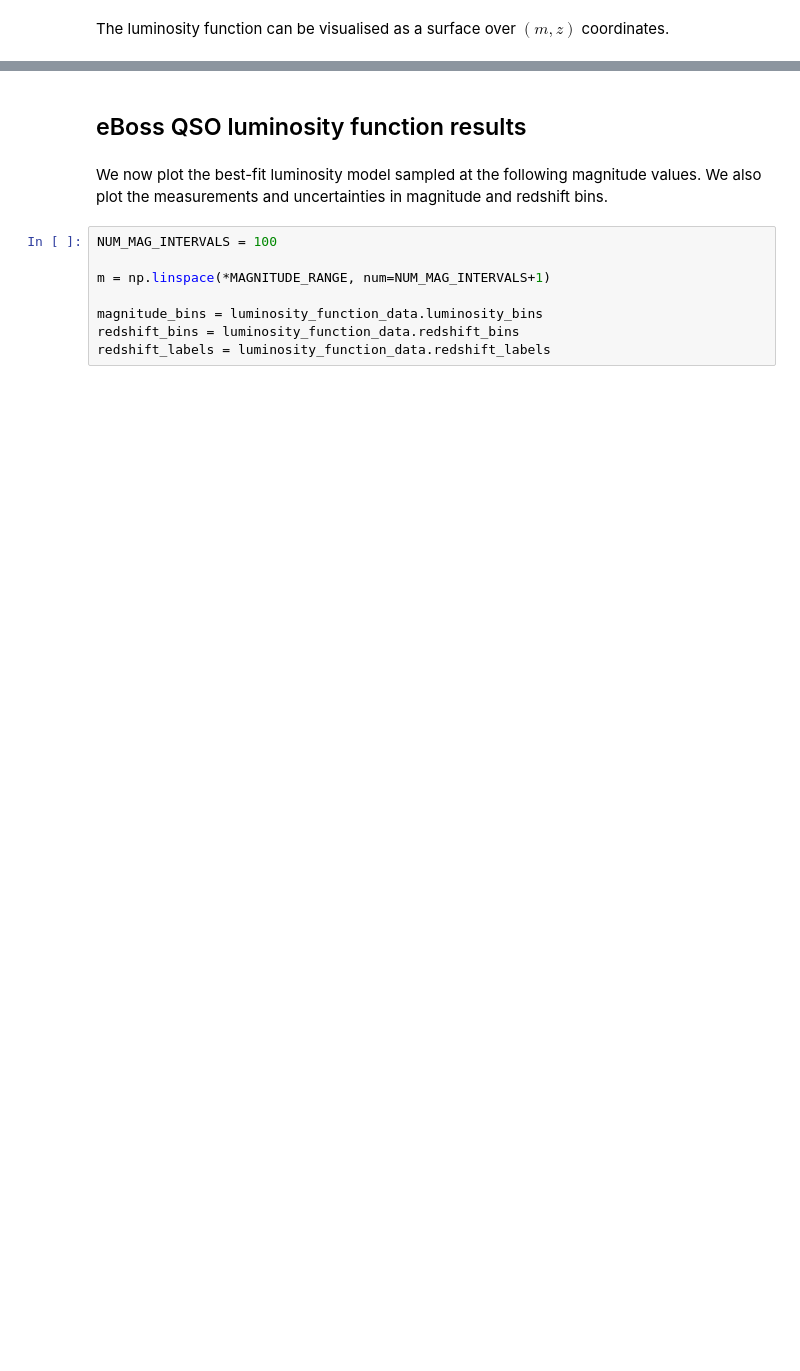
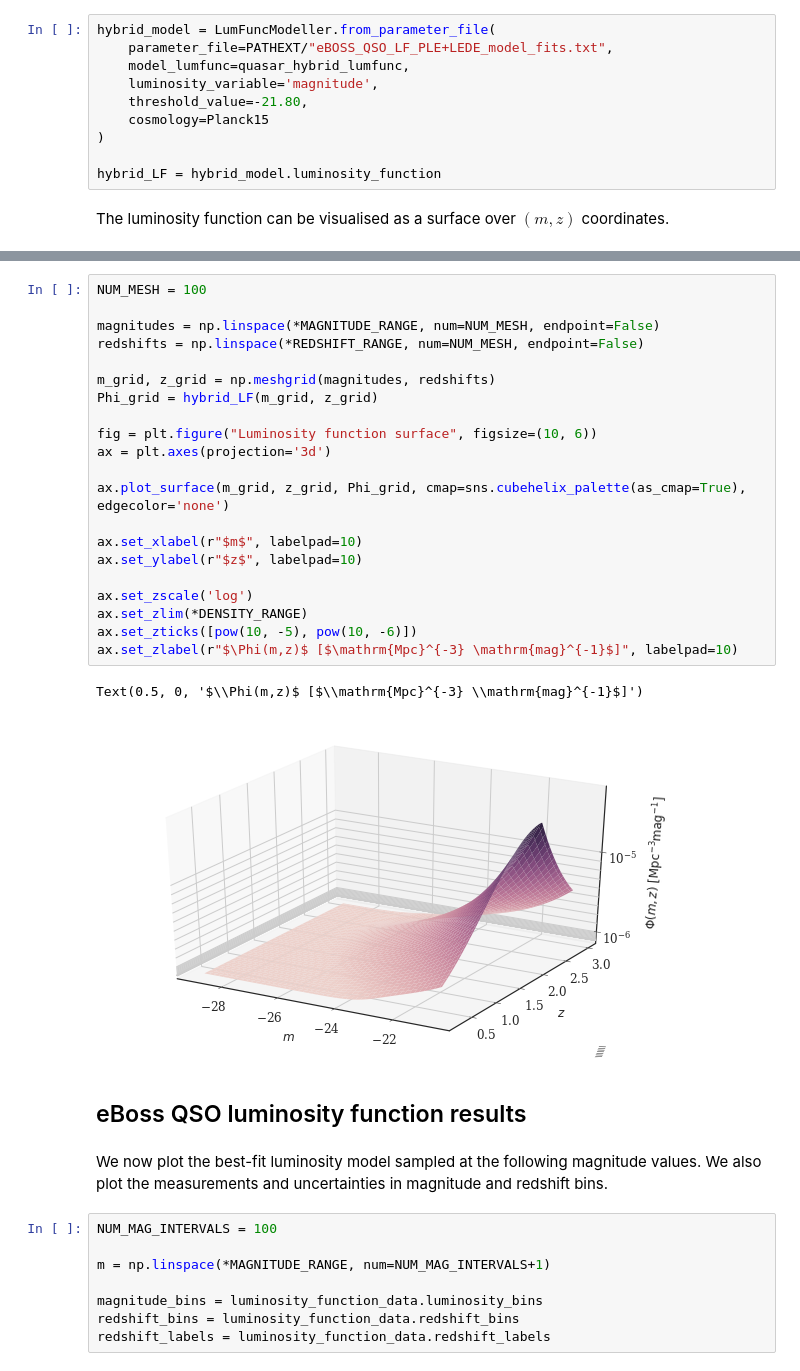
Before and after one commit to MikeSWang/HorizonGRound, a Jupyter notebook: notebooks/QSO_luminosity_function_model.ipynb, the cells around one changed output, grey strips where cells are left out. Cells and saved outputs as stored; diff of their text form; blank space fills up the shorter version.

```diff
--- a/notebooks/QSO_luminosity_function_model.ipynb
+++ b/notebooks/QSO_luminosity_function_model.ipynb
@@ -47,3 +47,13 @@ luminosity_function_model = modeller.luminosity_function
+# %%
+hybrid_model = LumFuncModeller.from_parameter_file(
+    parameter_file=PATHEXT/"eBOSS_QSO_LF_PLE+LEDE_model_fits.txt",
+    model_lumfunc=quasar_hybrid_lumfunc,
+    luminosity_variable='magnitude',
+    threshold_value=-21.80,
+    cosmology=Planck15
+)
+
+hybrid_LF = hybrid_model.luminosity_function
 # %% [markdown]
 The luminosity function can be visualised as a surface over $(m, z)$ coordinates.
 # %%
@@ -70,6 +80,30 @@ ax.set_zlabel(r"$\Phi(m,z)$ [$\mathrm{Mpc}^{-3} \mathrm{mag}^{-1}$]", labelpad=1
 # %% [output]
 Text(0.5, 0, '$\\Phi(m,z)$ [$\\mathrm{Mpc}^{-3} \\mathrm{mag}^{-1}$]')
 [figure]
+# %%
+NUM_MESH = 100
+
+magnitudes = np.linspace(*MAGNITUDE_RANGE, num=NUM_MESH, endpoint=False)
+redshifts = np.linspace(*REDSHIFT_RANGE, num=NUM_MESH, endpoint=False)
+
+m_grid, z_grid = np.meshgrid(magnitudes, redshifts)
+Phi_grid = hybrid_LF(m_grid, z_grid)
+
+fig = plt.figure("Luminosity function surface", figsize=(10, 6))
+ax = plt.axes(projection='3d')
+
+ax.plot_surface(m_grid, z_grid, Phi_grid, cmap=sns.cubehelix_palette(as_cmap=True), edgecolor='none')
+
+ax.set_xlabel(r"$m$", labelpad=10)
+ax.set_ylabel(r"$z$", labelpad=10)
+
+ax.set_zscale('log')
+ax.set_zlim(*DENSITY_RANGE)
+ax.set_zticks([pow(10, -5), pow(10, -6)])
+ax.set_zlabel(r"$\Phi(m,z)$ [$\mathrm{Mpc}^{-3} \mathrm{mag}^{-1}$]", labelpad=10)
+# %% [output]
+Text(0.5, 0, '$\\Phi(m,z)$ [$\\mathrm{Mpc}^{-3} \\mathrm{mag}^{-1}$]')
+[figure, added]
 # %% [markdown]
 ## eBoss QSO luminosity function results
 # %% [markdown]
```
Also changed, not shown: parts of 4 cells of this notebook, 2 other files.
